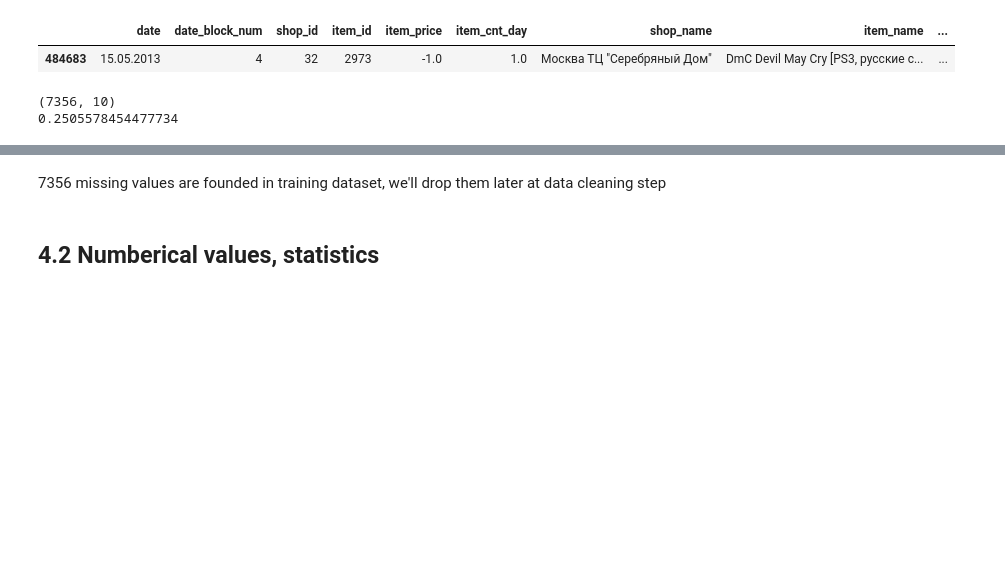
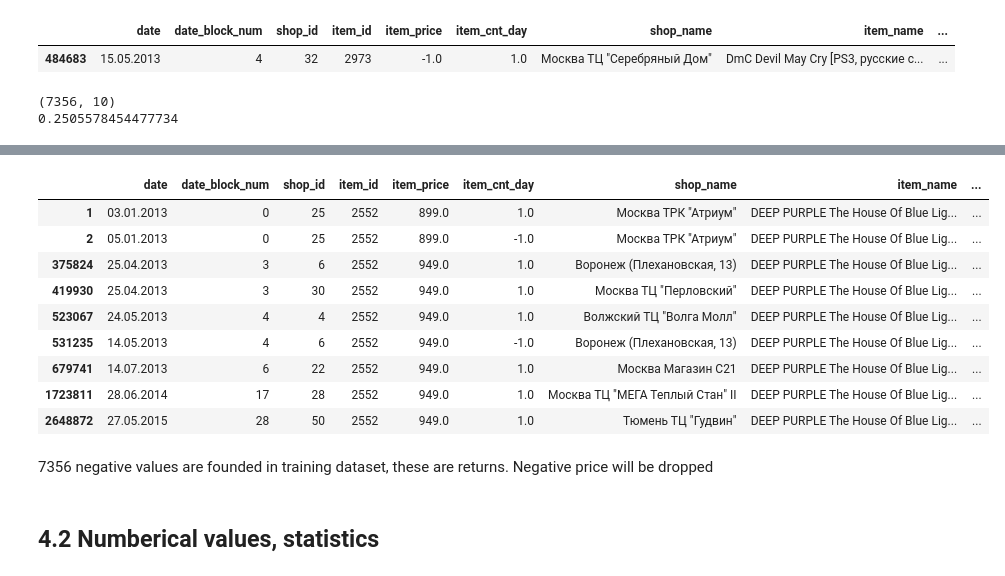
Before and after one commit to tereshchuk1/sales_prediction, a Jupyter notebook: notebooks/DQC & ETL.ipynb, the cells around one changed output, grey strips where cells are left out. Cells and saved outputs as stored; diff of their text form; code cells hidden in the pictures; blank space fills up the shorter version.

```diff
--- a/DQC & ETL.ipynb
+++ b/notebooks/DQC & ETL.ipynb
@@ -241,5 +263,18 @@ print(
+# %%
+train_result[train_result["item_id"] == 2552]
+# %% [output]
+|  | date | date_block_num | shop_id | item_id | item_price | item_cnt_day | shop_name | item_name | ... |
+| 1 | 03.01.2013 | 0 | 25 | 2552 | 899.0 | 1.0 | Москва ТРК "Атриум" | DEEP PURPLE The House Of Blue Lig... | ... |
+| 2 | 05.01.2013 | 0 | 25 | 2552 | 899.0 | -1.0 | Москва ТРК "Атриум" | DEEP PURPLE The House Of Blue Lig... | ... |
+| 375824 | 25.04.2013 | 3 | 6 | 2552 | 949.0 | 1.0 | Воронеж (Плехановская, 13) | DEEP PURPLE The House Of Blue Lig... | ... |
+| 419930 | 25.04.2013 | 3 | 30 | 2552 | 949.0 | 1.0 | Москва ТЦ "Перловский" | DEEP PURPLE The House Of Blue Lig... | ... |
+| 523067 | 24.05.2013 | 4 | 4 | 2552 | 949.0 | 1.0 | Волжский ТЦ "Волга Молл" | DEEP PURPLE The House Of Blue Lig... | ... |
+| 531235 | 14.05.2013 | 4 | 6 | 2552 | 949.0 | -1.0 | Воронеж (Плехановская, 13) | DEEP PURPLE The House Of Blue Lig... | ... |
+| 679741 | 14.07.2013 | 6 | 22 | 2552 | 949.0 | 1.0 | Москва Магазин С21 | DEEP PURPLE The House Of Blue Lig... | ... |
+| 1723811 | 28.06.2014 | 17 | 28 | 2552 | 949.0 | 1.0 | Москва ТЦ "МЕГА Теплый Стан" II | DEEP PURPLE The House Of Blue Lig... | ... |
+| 2648872 | 27.05.2015 | 28 | 50 | 2552 | 949.0 | 1.0 | Тюмень ТЦ "Гудвин" | DEEP PURPLE The House Of Blue Lig... | ... |
 # %% [markdown]
-7356 missing values are founded in training dataset, we'll drop them later at data cleaning step
+7356 negative values are founded in training dataset, these are returns. Negative price will be dropped
 # %% [markdown]
 ## 4.2 Numberical values, statistics
 # %%
```
Also changed, not shown: parts of 2 cells of this notebook, 7 other files.
